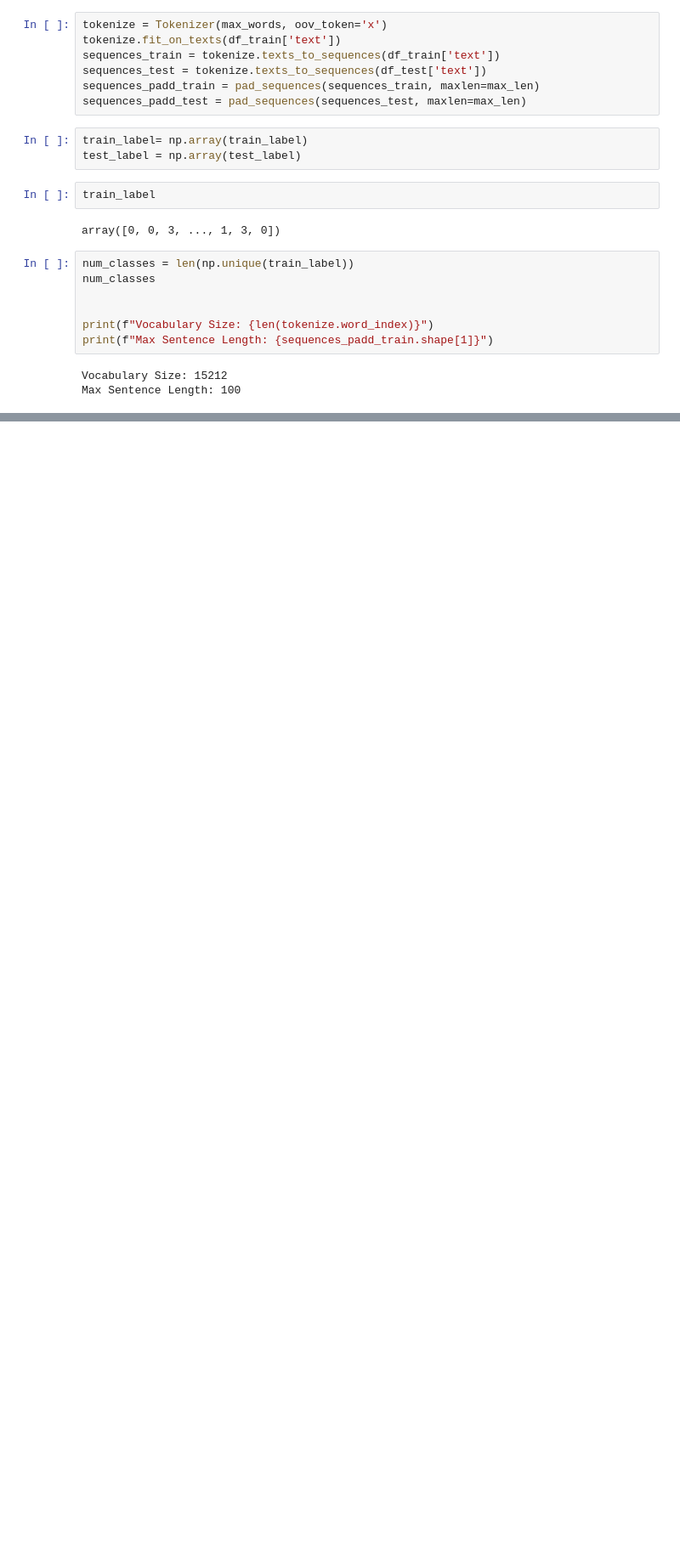
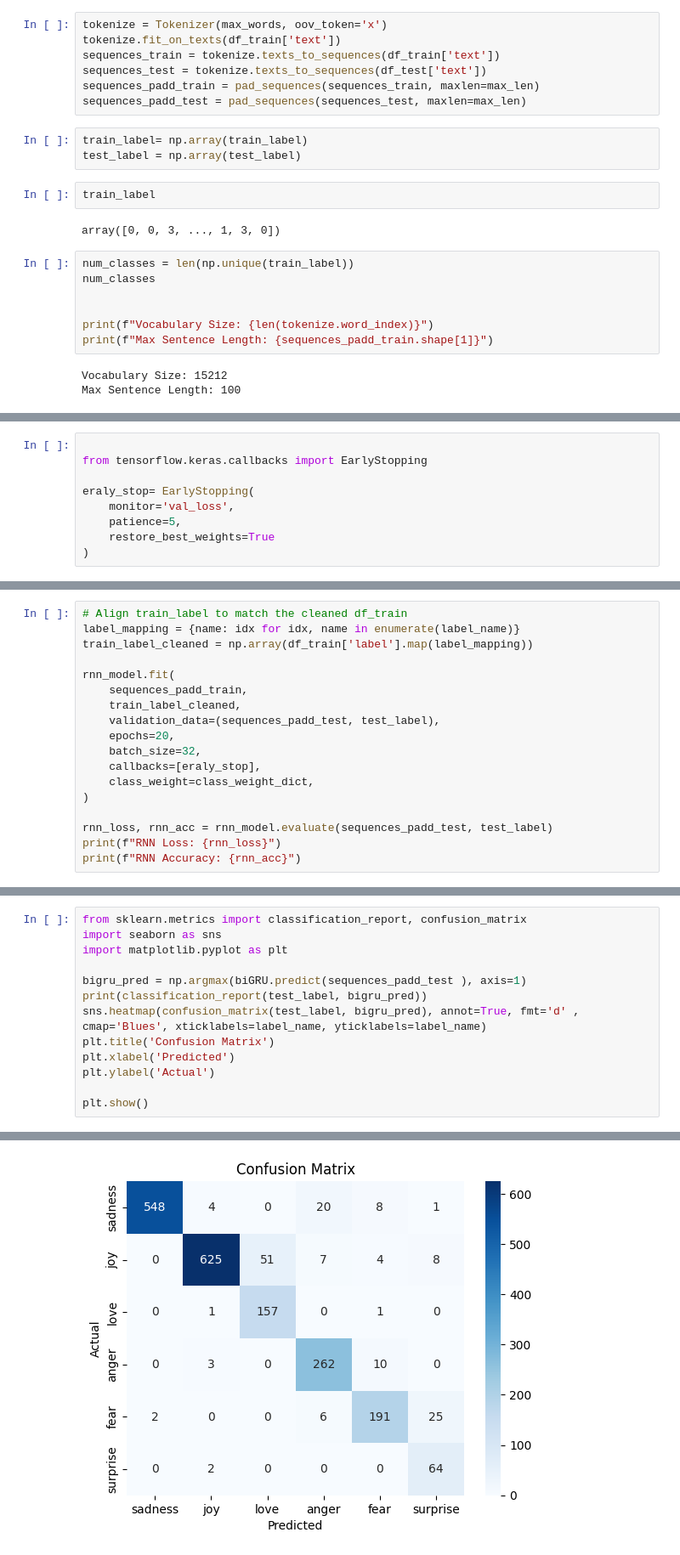
Before and after one commit to Naveen-gale/DATA-SCENS-LEARNING, a Jupyter notebook: emotionanalyses.ipynb, the cells around one changed output, grey strips where cells are left out. Shown at 85% size. Cells and saved outputs as stored; diff of their text form; blank space fills up the shorter version.

Commit message:
emotiom model done

```diff
--- a/emotionanalyses.ipynb
+++ b/emotionanalyses.ipynb
@@ -134,0 +146,9 @@ Max Sentence Length: 100
+# %%
+
+from tensorflow.keras.callbacks import EarlyStopping
+
+eraly_stop= EarlyStopping(
+    monitor='val_loss',
+    patience=5,
+    restore_best_weights=True
+)
@@ -134,0 +174,18 @@ Max Sentence Length: 100
+# %%
+# Align train_label to match the cleaned df_train
+label_mapping = {name: idx for idx, name in enumerate(label_name)}
+train_label_cleaned = np.array(df_train['label'].map(label_mapping))
+
+rnn_model.fit(
+    sequences_padd_train,
+    train_label_cleaned,
+    validation_data=(sequences_padd_test, test_label),
+    epochs=20,
+    batch_size=32,
+    callbacks=[eraly_stop],
+    class_weight=class_weight_dict,
+)
+
+rnn_loss, rnn_acc = rnn_model.evaluate(sequences_padd_test, test_label)
+print(f"RNN Loss: {rnn_loss}")
+print(f"RNN Accuracy: {rnn_acc}")
@@ -134,0 +382,14 @@ Max Sentence Length: 100
+# %%
+from sklearn.metrics import classification_report, confusion_matrix
+import seaborn as sns
+import matplotlib.pyplot as plt
+
+bigru_pred = np.argmax(biGRU.predict(sequences_padd_test ), axis=1)
+print(classification_report(test_label, bigru_pred))
+sns.heatmap(confusion_matrix(test_label, bigru_pred), annot=True, fmt='d' , cmap='Blues', xticklabels=label_name, yticklabels=label_name)
+plt.title('Confusion Matrix')
+plt.xlabel('Predicted')
+plt.ylabel('Actual')
+
+plt.show()
+# %% [output]
@@ -134,0 +409 @@ Max Sentence Length: 100
+[figure, added]
```
Also changed, not shown: parts of 15 cells of this notebook.
